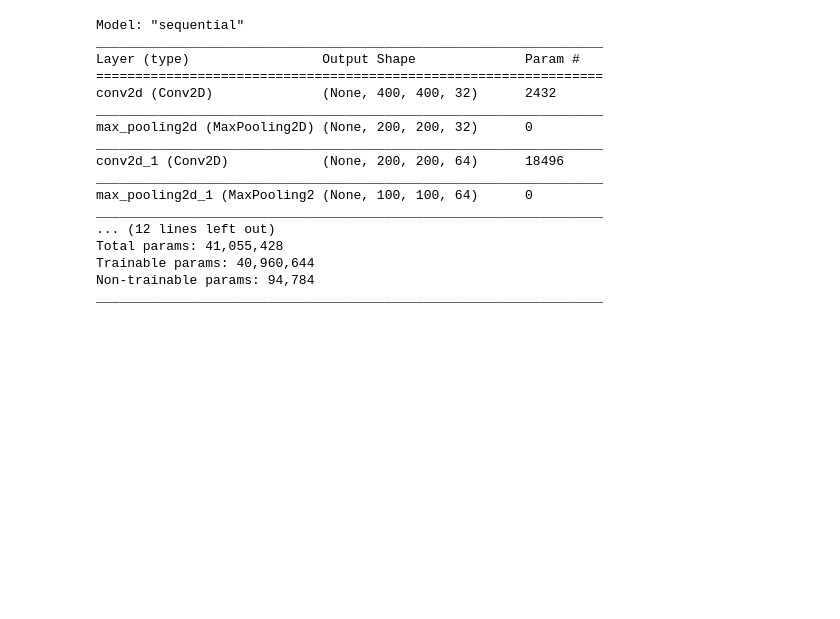
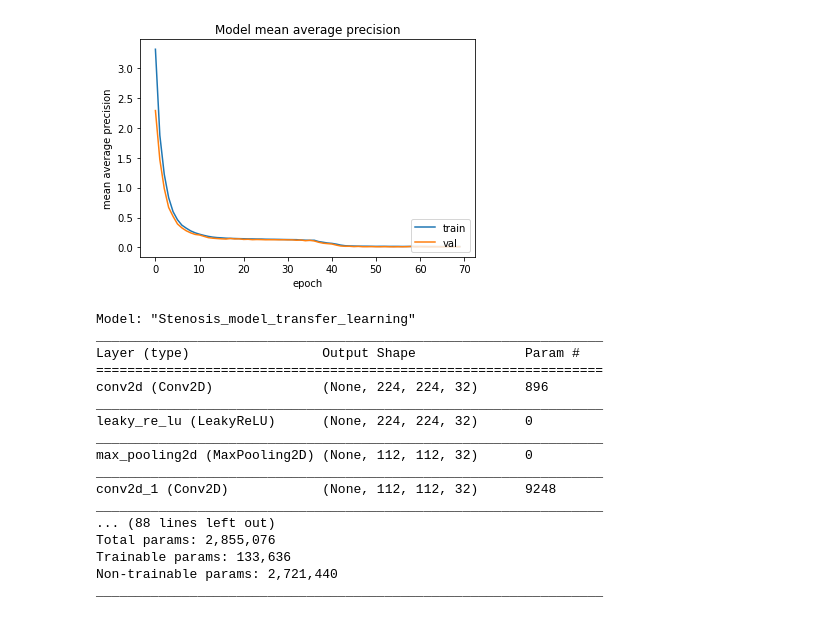
Before and after one commit to NevilleMthw/Stenosis-Project, a Jupyter notebook: transfer_learning_model.ipynb, the cells around one changed output. Cells and saved outputs as stored; diff of their text form; code cells hidden in the pictures; blank space fills up the shorter version.

```diff
--- a/transfer_learning_model.ipynb
+++ b/transfer_learning_model.ipynb
@@ -296,3 +364,13 @@ Error:
+# %%
+plt.plot(model_history.history['loss'])
+plt.plot(model_history.history['val_loss'])
+plt.title('Model mean average precision')
+plt.ylabel('mean average precision')
+plt.xlabel('epoch')
+plt.legend(['train', 'val'], loc='lower right')
+plt.show()
+# %% [output]
+[figure, added]
 # %%
 for l in feature_layers:
     l.trainable = False
@@ -301,23 +379,23 @@ model_2 = Sequential(feature_layers + classification_layers)
 # %%
-model_2.compile(loss='mse', optimizer='adam', metrics=[tfr.keras.metrics.MeanAveragePrecisionMetric()])
+model_2.compile(loss='mse', optimizer=Adam(learning_rate=0.0001), metrics=[tfr.keras.metrics.MeanAveragePrecisionMetric(), tf.keras.metrics.MeanIoU(num_classes=5)])
 model_2.summary()
 # %% [output]
-Model: "sequential"
+Model: "Stenosis_model_transfer_learning"
 _________________________________________________________________
 Layer (type)                 Output Shape              Param #
 =================================================================
-conv2d (Conv2D)              (None, 400, 400, 32)      2432
+conv2d (Conv2D)              (None, 224, 224, 32)      896
 _________________________________________________________________
-max_pooling2d (MaxPooling2D) (None, 200, 200, 32)      0
+leaky_re_lu (LeakyReLU)      (None, 224, 224, 32)      0
 _________________________________________________________________
-conv2d_1 (Conv2D)            (None, 200, 200, 64)      18496
+max_pooling2d (MaxPooling2D) (None, 112, 112, 32)      0
 _________________________________________________________________
-max_pooling2d_1 (MaxPooling2 (None, 100, 100, 64)      0
+conv2d_1 (Conv2D)            (None, 112, 112, 32)      9248
 _________________________________________________________________
-... (12 lines left out)
-Total params: 41,055,428
-Trainable params: 40,960,644
-Non-trainable params: 94,784
+... (88 lines left out)
+Total params: 2,855,076
+Trainable params: 133,636
+Non-trainable params: 2,721,440
 _________________________________________________________________
 # %%
 keras.backend.clear_session()
```
Also changed, not shown: parts of 43 cells of this notebook.
